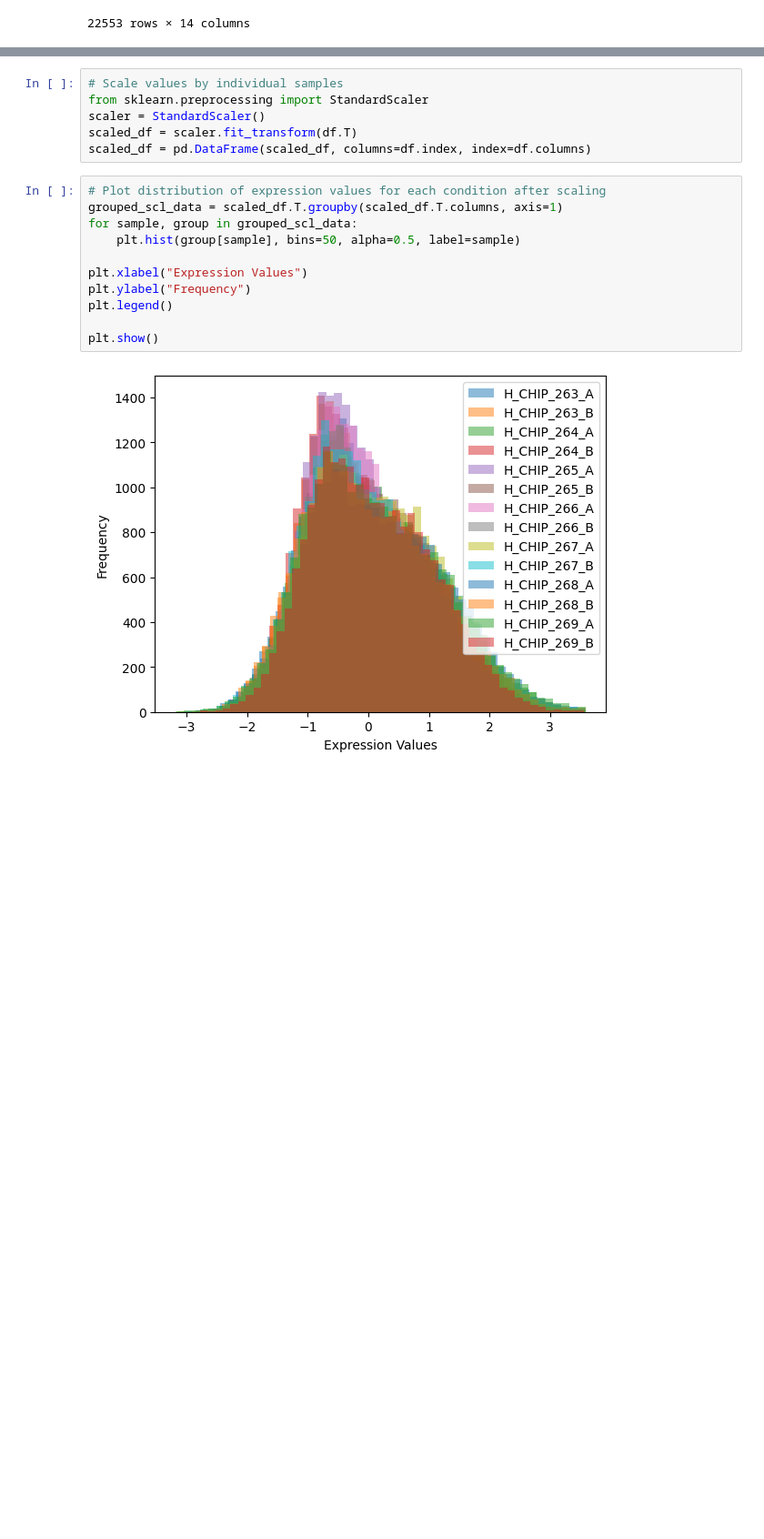
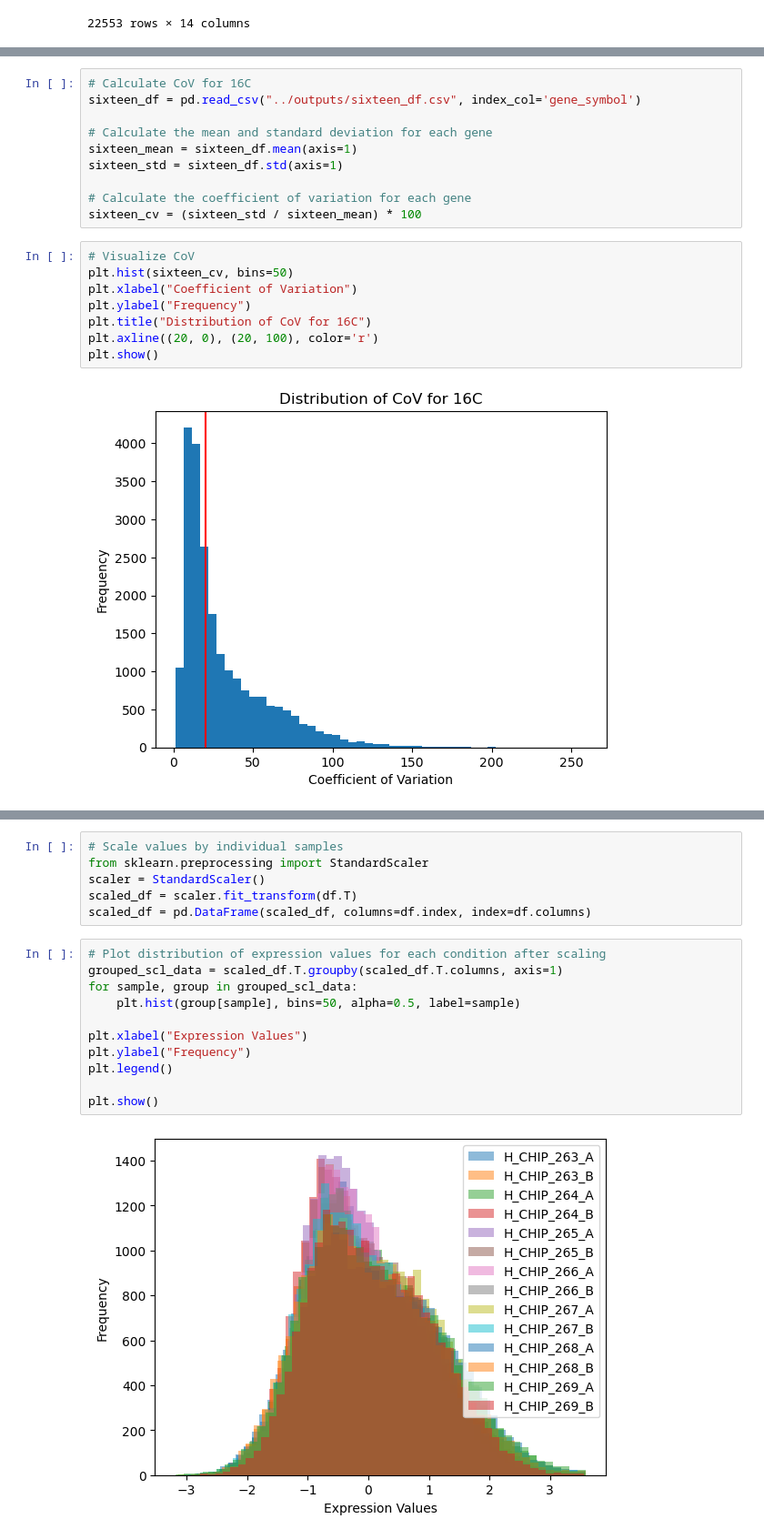
Before and after one commit to camilababo/BIONIC, a Jupyter notebook: input_files/data_pre_processing.ipynb, the cells around one changed output, grey strips where cells are left out. Shown at 91% size. Drawn from its saved outputs; the diff is of its cells as text; blank space fills up the shorter version.

```diff
--- a/input_files/data_pre_processing.ipynb
+++ b/input_files/data_pre_processing.ipynb
@@ -284,0 +188,20 @@ True
+# %%
+# Calculate CoV for 16C
+sixteen_df = pd.read_csv("../outputs/sixteen_df.csv", index_col='gene_symbol')
+
+# Calculate the mean and standard deviation for each gene
+sixteen_mean = sixteen_df.mean(axis=1)
+sixteen_std = sixteen_df.std(axis=1)
+
+# Calculate the coefficient of variation for each gene
+sixteen_cv = (sixteen_std / sixteen_mean) * 100
+# %%
+# Visualize CoV
+plt.hist(sixteen_cv, bins=50)
+plt.xlabel("Coefficient of Variation")
+plt.ylabel("Frequency")
+plt.title("Distribution of CoV for 16C")
+plt.axline((20, 0), (20, 100), color='r')
+plt.show()
+# %% [output]
+[figure, added]
```
Also changed, not shown: parts of 35 cells of this notebook, 12 other files.
